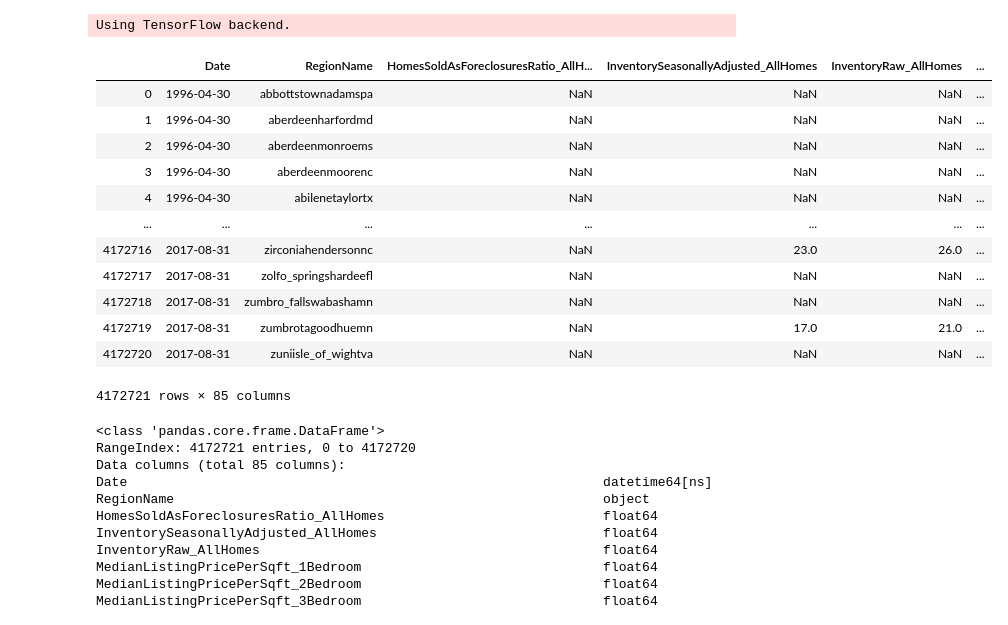
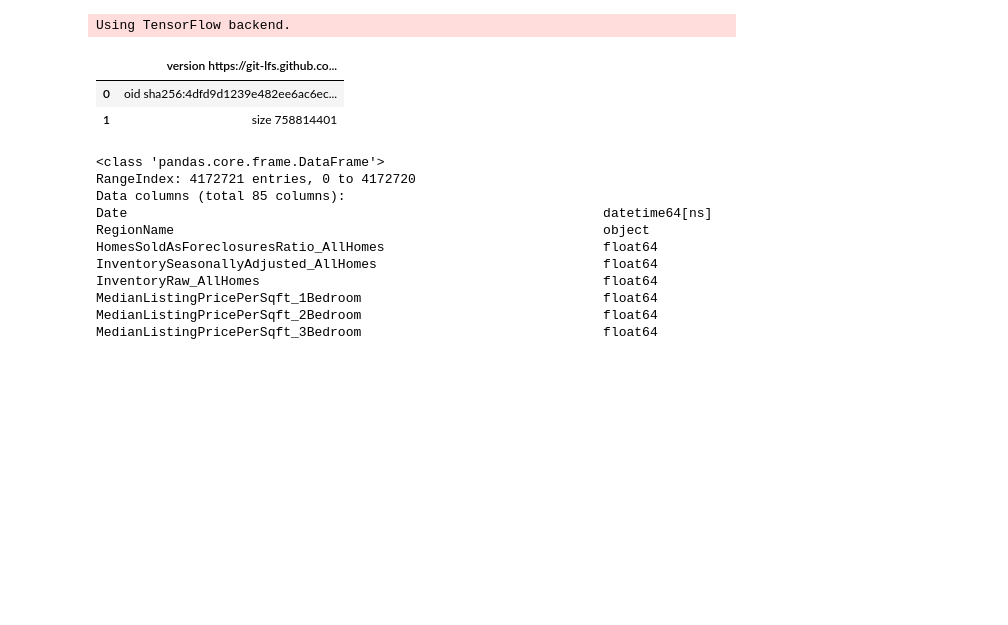
Before and after one commit to abofficial444/TimeSeriesAnalysisForMachineLearning, a Jupyter notebook: TimeSeriesAnalysis - predicting housing prices.ipynb, the cells around one changed output. Drawn from its saved outputs; the diff is of its cells as text; code cells hidden in the pictures; blank space fills up the shorter version.

```diff
--- a/TimeSeriesAnalysis - predicting housing prices.ipynb
+++ b/TimeSeriesAnalysis - predicting housing prices.ipynb
@@ -84,23 +53,13 @@ from sklearn.model_selection import RandomizedSearchCV, GridSearchCV
 Using TensorFlow backend.
 # %%
 # load the data using pandas build in read csv function
-df_city_time_series = pd.read_csv('./City_time_series.csv',parse_dates=['Date'])
+df_city_time_serie = pd.read_csv('./City_time_series.csv')
 # drop null values in ZHVIPerSqft_AllHomes because we are interested in this column
-df_city_time_series
+df_city_time_serie
 # %% [output]
-|  | Date | RegionName | HomesSoldAsForeclosuresRatio_AllH... | InventorySeasonallyAdjusted_AllHomes | InventoryRaw_AllHomes | ... |
-| 0 | 1996-04-30 | abbottstownadamspa | NaN | NaN | NaN | ... |
-| 1 | 1996-04-30 | aberdeenharfordmd | NaN | NaN | NaN | ... |
-| 2 | 1996-04-30 | aberdeenmonroems | NaN | NaN | NaN | ... |
-| 3 | 1996-04-30 | aberdeenmoorenc | NaN | NaN | NaN | ... |
-| 4 | 1996-04-30 | abilenetaylortx | NaN | NaN | NaN | ... |
-| ... | ... | ... | ... | ... | ... | ... |
-| 4172716 | 2017-08-31 | zirconiahendersonnc | NaN | 23.0 | 26.0 | ... |
-| 4172717 | 2017-08-31 | zolfo_springshardeefl | NaN | NaN | NaN | ... |
-| 4172718 | 2017-08-31 | zumbro_fallswabashamn | NaN | NaN | NaN | ... |
-| 4172719 | 2017-08-31 | zumbrotagoodhuemn | NaN | 17.0 | 21.0 | ... |
-| 4172720 | 2017-08-31 | zuniisle_of_wightva | NaN | NaN | NaN | ... |
+|  | version https://git-lfs.github.co... |
+| 0 | oid sha256:4dfd9d1239e482ee6ac6ec... |
+| 1 | size 758814401 |
-4172721 rows × 85 columns
 # %%
 df_city_time_series.info()
 # %% [output]
```
Also changed, not shown: parts of 4 cells of this notebook.
